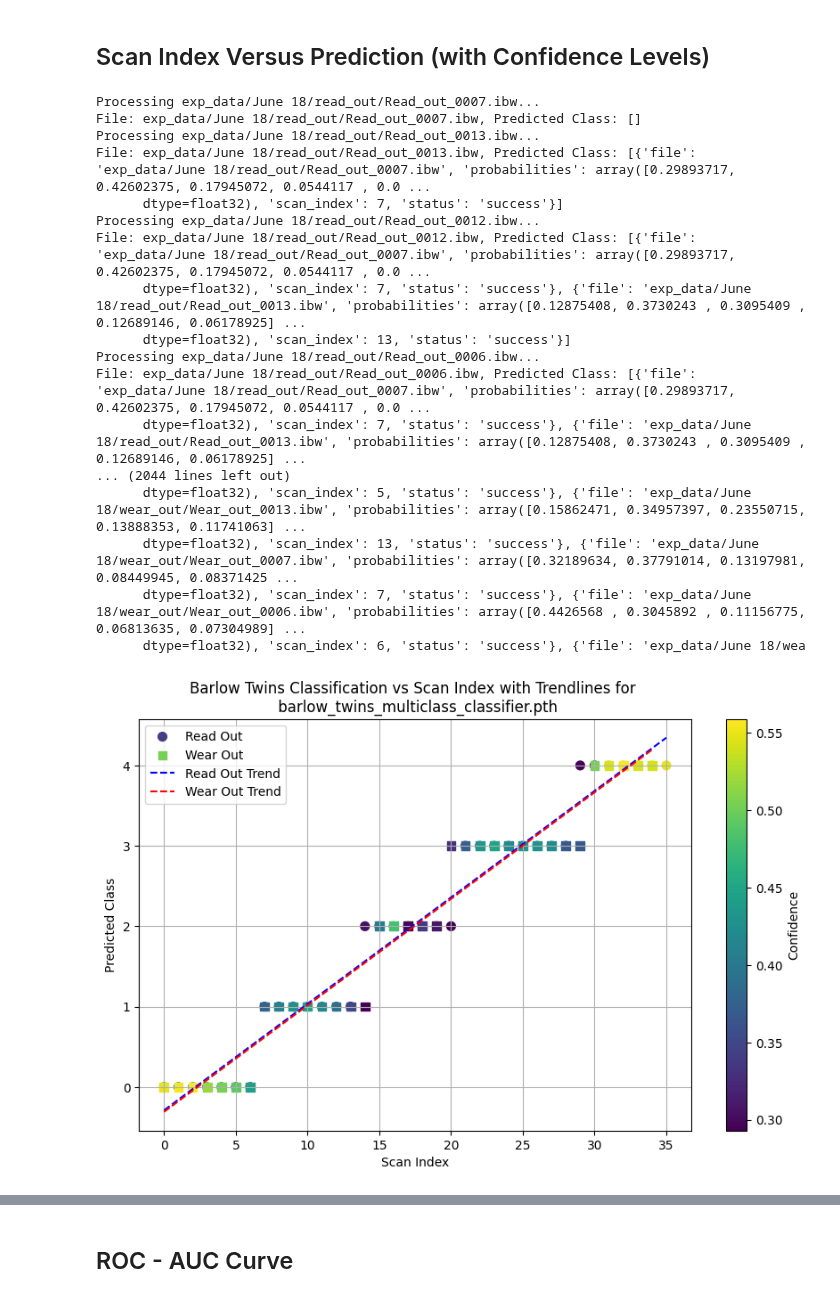
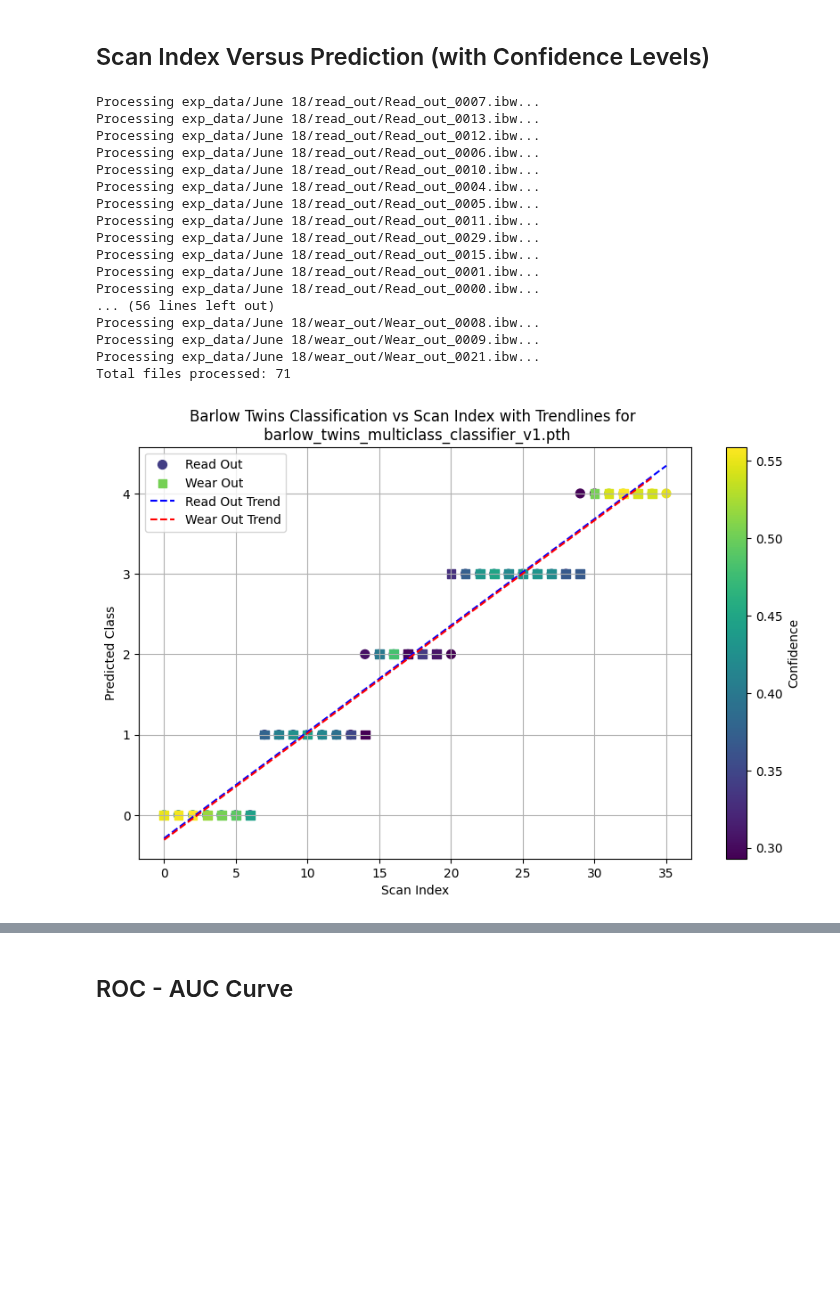
Before and after one commit to colinedsall/ofdspm, a Jupyter notebook: examples.ipynb, the cells around one changed output, grey strips where cells are left out. Drawn from its saved outputs; the diff is of its cells as text; code cells hidden in the pictures; blank space fills up the shorter version.

```diff
--- a/examples.ipynb
+++ b/examples.ipynb
@@ -787,48 +787,48 @@ def main(model_path, base_folder, dataset_names):
         result = bt_predict_with_probabilities(model, transform, file_path, device=device)
 
         # Add some lines here so we can ensure that the prediction results are saved
-        print(f"File: {file_path}, Predicted Class: {results}")
+        # print(f"File: {file_path}, Predicted Class: {results}")
         results.append(result)
 
     # model_metadata_path = "model_training_metadata.pkl"
     # results = hb_predict_with_metadata(model, ibw_file_paths, model_metadata_path, device)
 
     # Add predicted_class and confidence for each result
     for r in results:
         if r["status"] == "success" and r["probabilities"] is not None:
             r["predicted_class"] = np.argmax(r["probabilities"])
             r["confidence"] = float(r["probabilities"][r["predicted_class"]])
         else:
             r["predicted_class"] = None
             r["confidence"] = None
 
     print(f"Total files processed: {len(results)}")
 
     bt_plot_classification_vs_scan_index(results, title=f"Barlow Twins Classification vs Scan Index with Trendlines for \n {model_path}")
     bt_plot_confidence_vs_predicted_class(results, title=f"Barlow Twins Confidence vs Predicted Class for \n {model_path}")
 
 if __name__ == "__main__":
-    model_path = "barlow_twins_multiclass_classifier.pth"
+    model_path = "barlow_twins_multiclass_classifier_v1.pth"
     base_folder = "exp_data/June 18"
     dataset_names = ['read_out', 'wear_out']
 
     main(model_path, base_folder, dataset_names)
 # %% [output]
 Processing exp_data/June 18/read_out/Read_out_0007.ibw...
-File: exp_data/June 18/read_out/Read_out_0007.ibw, Predicted Class: []
 Processing exp_data/June 18/read_out/Read_out_0013.ibw...
-File: exp_data/June 18/read_out/Read_out_0013.ibw, Predicted Class: [{'file': 'exp_data/June 18/read_out/Read_out_0007.ibw', 'probabilities': array([0.29893717, 0.42602375, 0.17945072, 0.0544117 , 0.0 ...
-      dtype=float32), 'scan_index': 7, 'status': 'success'}]
 Processing exp_data/June 18/read_out/Read_out_0012.ibw...
-File: exp_data/June 18/read_out/Read_out_0012.ibw, Predicted Class: [{'file': 'exp_data/June 18/read_out/Read_out_0007.ibw', 'probabilities': array([0.29893717, 0.42602375, 0.17945072, 0.0544117 , 0.0 ...
-      dtype=float32), 'scan_index': 7, 'status': 'success'}, {'file': 'exp_data/June 18/read_out/Read_out_0013.ibw', 'probabilities': array([0.12875408, 0.3730243 , 0.3095409 , 0.12689146, 0.06178925] ...
-      dtype=float32), 'scan_index': 13, 'status': 'success'}]
 Processing exp_data/June 18/read_out/Read_out_0006.ibw...
-File: exp_data/June 18/read_out/Read_out_0006.ibw, Predicted Class: [{'file': 'exp_data/June 18/read_out/Read_out_0007.ibw', 'probabilities': array([0.29893717, 0.42602375, 0.17945072, 0.0544117 , 0.0 ...
-      dtype=float32), 'scan_index': 7, 'status': 'success'}, {'file': 'exp_data/June 18/read_out/Read_out_0013.ibw', 'probabilities': array([0.12875408, 0.3730243 , 0.3095409 , 0.12689146, 0.06178925] ...
-... (2044 lines left out)
-      dtype=float32), 'scan_index': 5, 'status': 'success'}, {'file': 'exp_data/June 18/wear_out/Wear_out_0013.ibw', 'probabilities': array([0.15862471, 0.34957397, 0.23550715, 0.13888353, 0.11741063] ...
-      dtype=float32), 'scan_index': 13, 'status': 'success'}, {'file': 'exp_data/June 18/wear_out/Wear_out_0007.ibw', 'probabilities': array([0.32189634, 0.37791014, 0.13197981, 0.08449945, 0.08371425 ...
-      dtype=float32), 'scan_index': 7, 'status': 'success'}, {'file': 'exp_data/June 18/wear_out/Wear_out_0006.ibw', 'probabilities': array([0.4426568 , 0.3045892 , 0.11156775, 0.06813635, 0.07304989] ...
-      dtype=float32), 'scan_index': 6, 'status': 'success'}, {'file': 'exp_data/June 18/wea
+Processing exp_data/June 18/read_out/Read_out_0010.ibw...
+Processing exp_data/June 18/read_out/Read_out_0004.ibw...
+Processing exp_data/June 18/read_out/Read_out_0005.ibw...
+Processing exp_data/June 18/read_out/Read_out_0011.ibw...
+Processing exp_data/June 18/read_out/Read_out_0029.ibw...
+Processing exp_data/June 18/read_out/Read_out_0015.ibw...
+Processing exp_data/June 18/read_out/Read_out_0001.ibw...
+Processing exp_data/June 18/read_out/Read_out_0000.ibw...
+... (56 lines left out)
+Processing exp_data/June 18/wear_out/Wear_out_0008.ibw...
+Processing exp_data/June 18/wear_out/Wear_out_0009.ibw...
+Processing exp_data/June 18/wear_out/Wear_out_0021.ibw...
+Total files processed: 71
-[figure, old version]
+[figure, new version]
```
Also changed, not shown: parts of 1 cell of this notebook.
